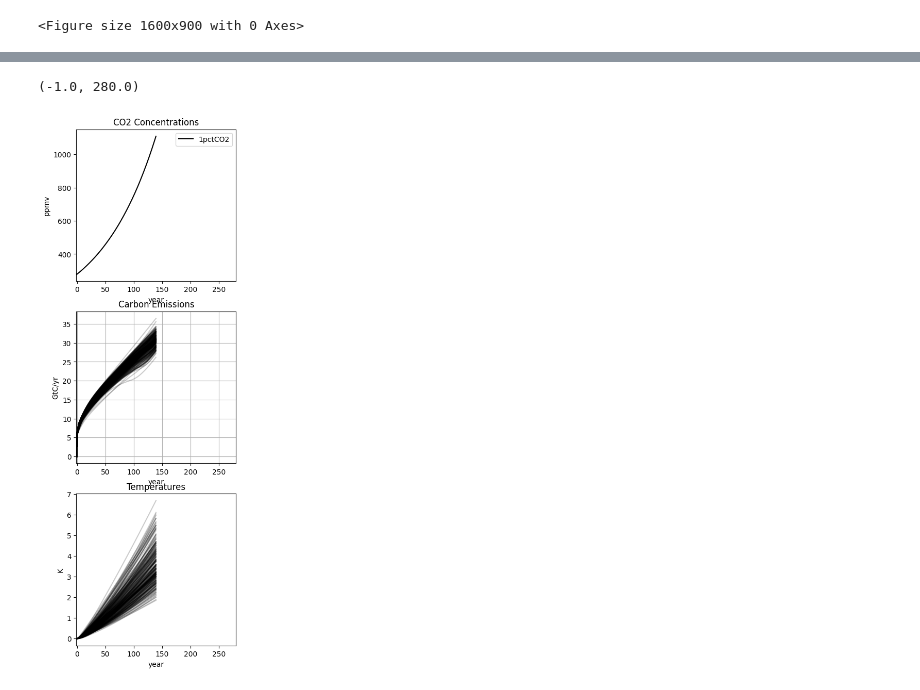
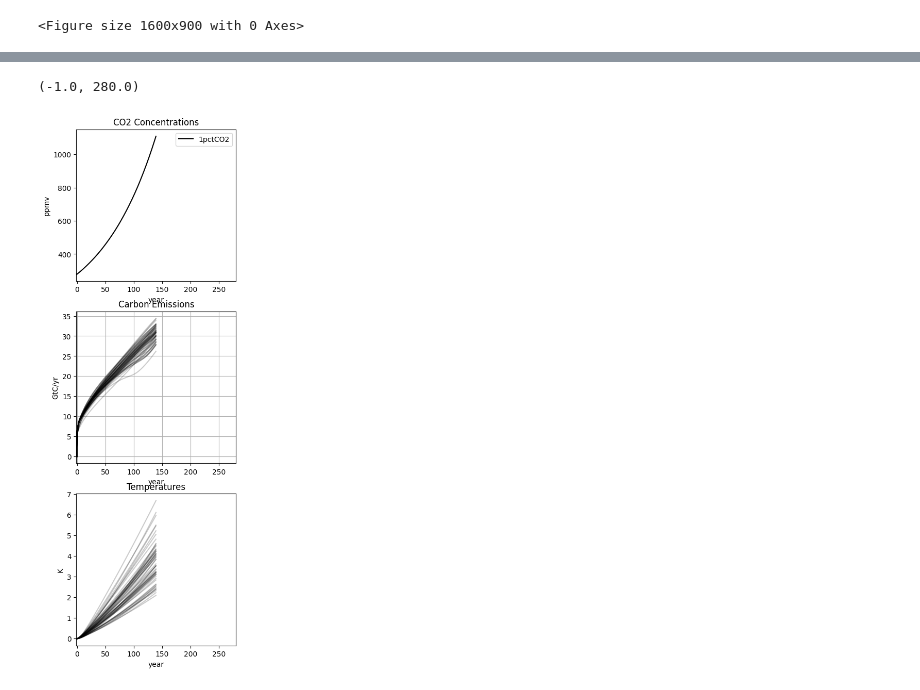
Before and after one commit to benmsanderson/esmperspective, a Jupyter notebook: Fair_ESM_DECK.ipynb, the cells around one changed output, grey strips where cells are left out. Saved outputs shown, nothing was run; the diff lists cells and outputs as text; code cells hidden in the pictures.

```diff
--- a/Fair_ESM_DECK.ipynb
+++ b/Fair_ESM_DECK.ipynb
@@ -40,7 +41,7 @@ from fair.SSPs import ssp370, ssp126, ssp585, ssp119
 c_1pct=fair.RCPs.rcp45.Concentrations.co2
 # %%
 # number of prior ensemble members
-samples = 5000
+samples = 1000
 
 # generate some joint lognormal TCR and ECS pairs
 tcrecs = tcrecs_generate(n=samples, seed=371)
@@ -1075,40 +1305,40 @@ ax53.legend([p201[0],p202[0]],['CDR-pi-pulse','pulse-reversal'],bbox_to_anchor=(
 # %%
 fig = plt.figure(figsize=[4,13])
 ax1 = fig.add_subplot(312)
-p3=ax1.plot(range(140), E1, alpha=0.2, color='k', label='1pctCO2')
+p3=ax1.plot(range(140), E1, alpha=0.2, color='tab:k', label='1pctCO2')
 #p1=ax1.plot(range(280), Ecdr, alpha=0.2, color='red', label='1pctCO2-cdr')
 #p2=ax1.plot(range(300), Ezec, alpha=0.2, color='green', label='1pctCO2-cdr')
 ax1.grid()
 ax1.set_title("Carbon Emissions")
 ax1.set_xlabel('year')
 ax1.set_ylabel('GtC/yr')
 ax1.set_xlim([-1,280])
 
 ax12 = fig.add_subplot(311)
 #p1=ax12.plot(range(280), Ccdr,  color='red', label='1pctCO2-cdr')
 p3=ax12.plot(range(140), C,  color='k', label='1pctCO2')
 #p2=ax12.plot(range(300), Czec, alpha=0.2, color='green', label='esm-1pct-brch-1000PgC')
 #p2=ax12.plot(range(300), Czec[:,0], color='green', label='esm-1pct-brch-1000PgC')
 ax12.grid()
 
 ax12.set_title("CO2 Concentrations")
 ax12.set_xlabel('year')
 ax12.set_ylabel('ppmv')
 ax12.set_xlim([-1,280])
 ax12.legend([p3[0]],['1pctCO2'])
 ax12.grid()
 
 ax13 = fig.add_subplot(313)
 ax13.plot(range(140), T1, alpha=0.2, color='k', label='1pctCO2')
 #ax13.plot(range(280), Tcdr, alpha=0.2, color='red', label='1pctCO2-cdr')
 #ax13.plot(range(300), Tzec, alpha=0.2, color='green', label='esm-1pct-brch-1000PgC')
 ax13.set_title("Temperatures")
 ax13.set_xlabel('year')
 ax13.set_ylabel('K')
 ax13.set_xlim([-1,280])
 # %% [output]
 (-1.0, 280.0)
-[figure, old version]
+[figure, new version]
 # %%
 fig = plt.figure(figsize=[4,13])
 ax1 = fig.add_subplot(312)
```
Also changed, not shown: parts of 37 cells of this notebook.
